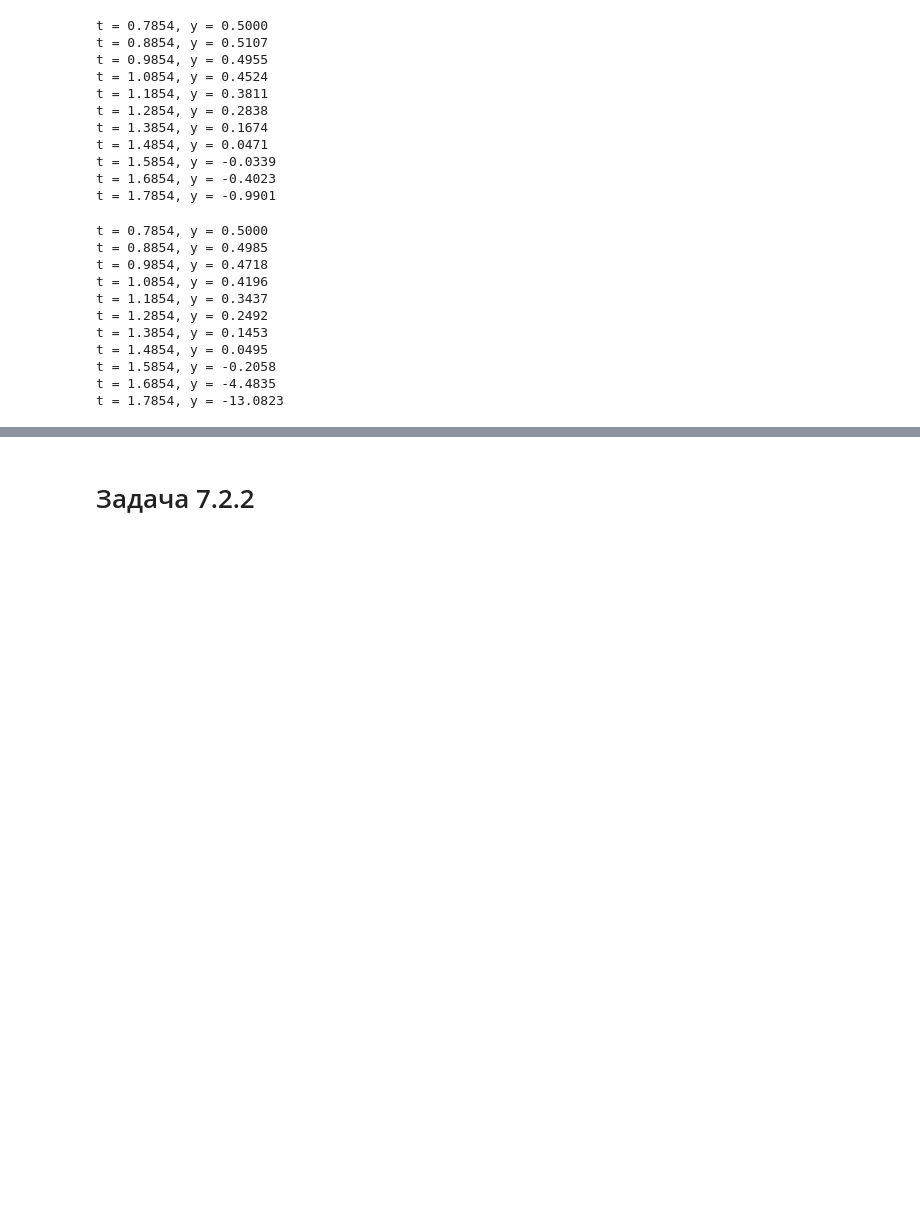
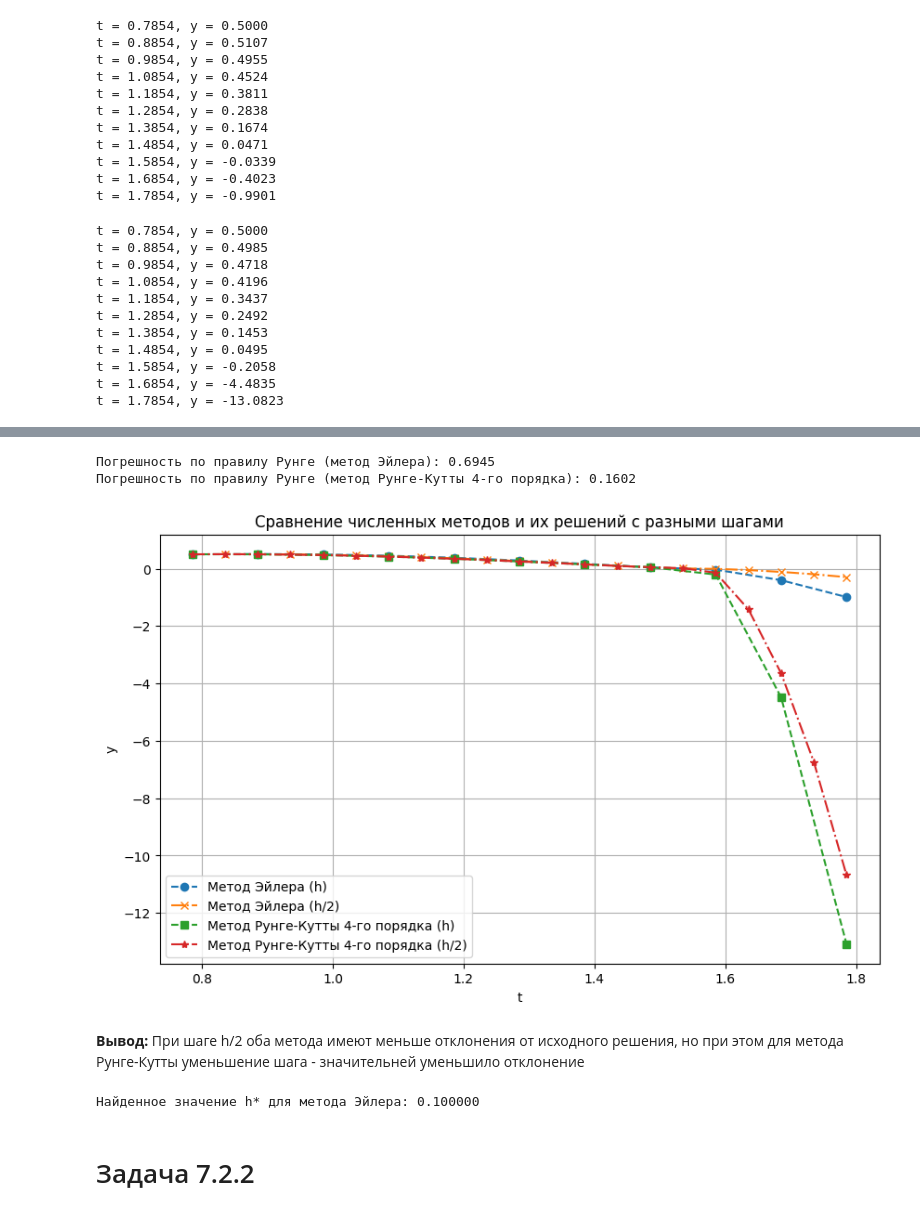
Before and after one commit to Syorito7/Tasks, a Jupyter notebook: HSE/Course_3/Numerical Methods/Laba_6/Indyuchenko_Nikita_BPM212_lab_6_numerical_methods.ipynb, the cells around one changed output, grey strips where cells are left out. Drawn from its saved outputs; the diff is of its cells as text; code cells hidden in the pictures; blank space fills up the shorter version.

```diff
--- a/HSE/Course_3/Numerical Methods/Laba_6/Indyuchenko_Nikita_BPM212_lab_6_numerical_methods.ipynb
+++ b/HSE/Course_3/Numerical Methods/Laba_6/Indyuchenko_Nikita_BPM212_lab_6_numerical_methods.ipynb
@@ -145,2 +225,80 @@ t = 1.7854, y = -13.0823
+# %%
+# Пункт b)
+
+'''
+Правило Рунге для оценки погрешности (правило двойного пересчета)
+Сравнение решений при шаг h и h/2 для оценки погрешности
+'''
+
+# Решение с шагом h
+t_euler, y_euler = euler(f, t0, y0, T, h)
+t_rk, y_rk = rkfixed(f, t0, y0, T, h)
+
+# Решение с шагом h/2
+t_euler_half, y_euler_half = euler(f, t0, y0, T, h / 2)
+t_rk_half, y_rk_half = rkfixed(f, t0, y0, T, h / 2)
+
+# Уменьшение размеров массивов для интерполяции
+t_euler_half_interp = t_euler_half[::2]
+y_euler_half_interp = y_euler_half[::2]
+t_rk_half_interp = t_rk_half[::2]
+y_rk_half_interp = y_rk_half[::2]
+
+# Оценка погрешности по правилу Рунге
+# Для метода Эйлера (порядок 1)
+error_euler_runge = np.max(np.abs(y_euler - y_euler_half_interp) / (2 - 1))
+
+# Для метода Рунге-Кутты 4-го порядка (порядок 4)
+error_rk_runge = np.max(np.abs(y_rk - y_rk_half_interp) / (2**4 - 1))
+
+print(f"Погрешность по правилу Рунге (метод Эйлера): {error_euler_runge:.4f}")
+print(f"Погрешность по правилу Рунге (метод Рунге-Кутты 4-го порядка): {error_rk_runge:.4f}")
+
+# Построение графиков для визуального сравнения
+plt.figure(figsize=(10, 6))
+plt.plot(t_euler, y_euler, label='Метод Эйлера (h)', marker='o', linestyle='--')
+plt.plot(t_euler_half, y_euler_half, label='Метод Эйлера (h/2)', marker='x', linestyle='-.')
+plt.plot(t_rk, y_rk, label='Метод Рунге-Кутты 4-го порядка (h)', marker='s', linestyle='--')
+plt.plot(t_rk_half, y_rk_half, label='Метод Рунге-Кутты 4-го порядка (h/2)', marker='*', linestyle='-.')
+
+plt.xlabel('t')
+plt.ylabel('y')
+plt.title('Сравнение численных методов и их решений с разными шагами')
+plt.legend()
+plt.grid(True)
+plt.show()
+# %% [output]
+Погрешность по правилу Рунге (метод Эйлера): 0.6945
+Погрешность по правилу Рунге (метод Рунге-Кутты 4-го порядка): 0.1602
+[figure, added]
+# %% [markdown]
+**Вывод:** При шаге h/2 оба метода имеют меньше отклонения от исходного решения, но при этом для метода Рунге-Кутты уменьшение шага - значительней уменьшило отклонение
+# %%
+# Решение с шагом 0.1 (метод Рунге-Кутты)
+t_rk, y_rk = rkfixed(f, t0, y0, T, h)
+y_exact = exact_solution(t_rk)
+error_rk = np.max(np.abs(y_rk - y_exact))
+
+# Функция для нахождения погрешности методом Эйлера с заданным шагом
+def euler_error(f, t0, y0, T, h):
+    t_values, y_values = euler(f, t0, y0, T, h)
+    y_exact = exact_solution(t_values)
+    error = np.max(np.abs(y_values - y_exact))
+    return error
+
+# Поиск шага h* для метода Эйлера
+target_error = error_rk
+h_euler = h
+current_error = euler_error(f, t0, y0, T, h_euler)
+
+# Дробим шаг пополам, пока не найдем требуемую точность
+while current_error > target_error:
+    h_euler /= 2
+    current_error = euler_error(f, t0, y0, T, h_euler)
+    print(f"Шаг h = {h_euler:.6f}, Погрешность = {current_error:.6f}")
+
+print(f"Найденное значение h* для метода Эйлера: {h_euler:.6f}")
+# %% [output]
+Найденное значение h* для метода Эйлера: 0.100000
 # %% [markdown]
 # Задача 7.2.2
```
Also changed, not shown: parts of 13 cells of this notebook, 3 other files.
